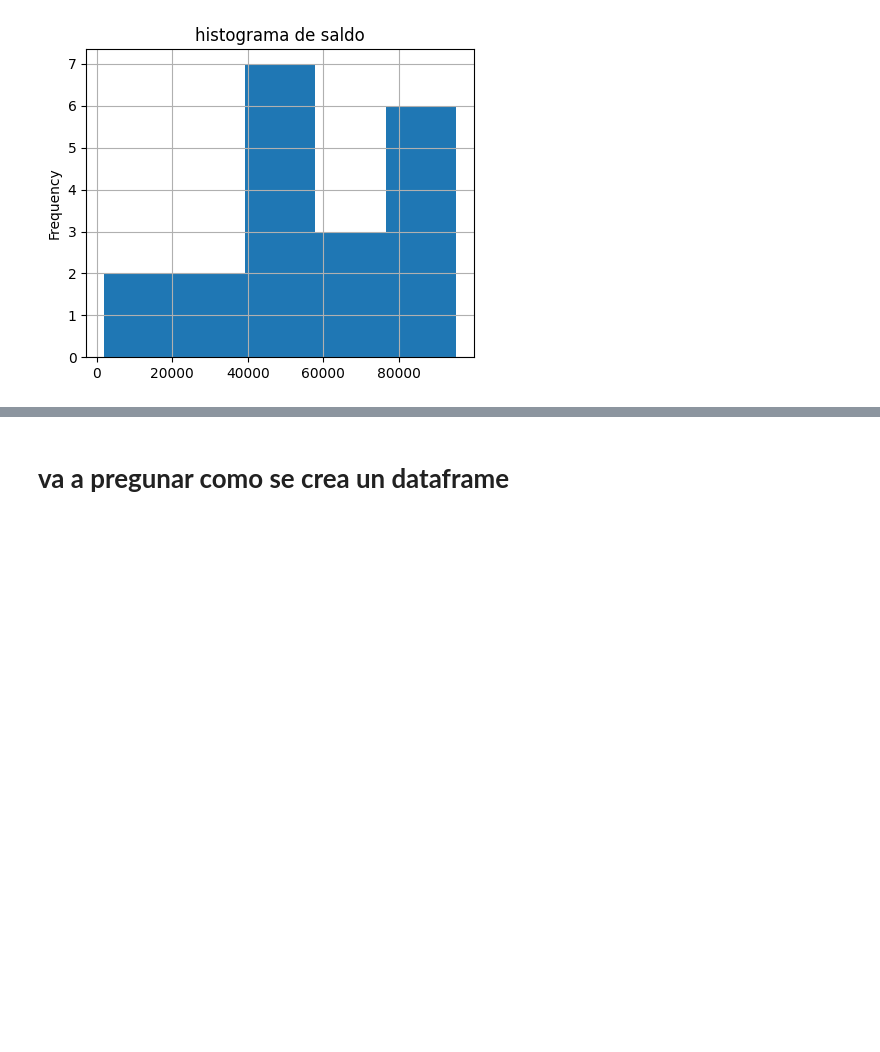
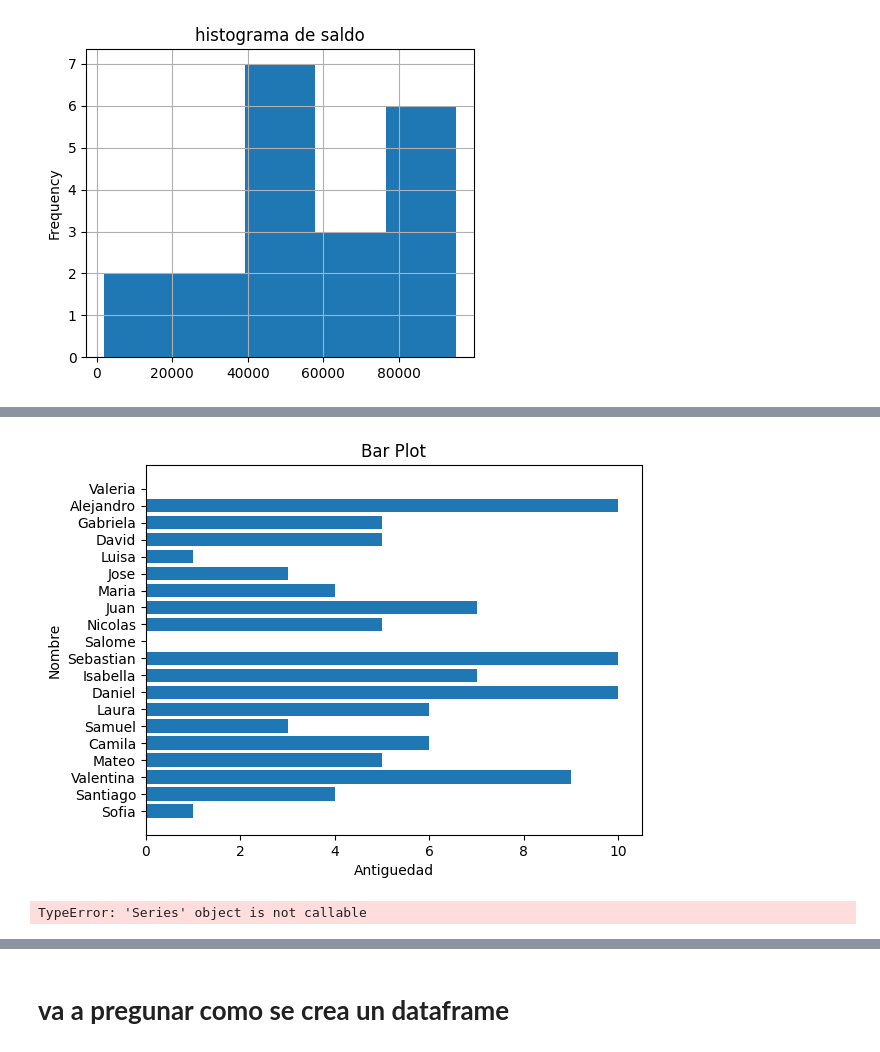
Before and after one commit to maicol017/Curso-Inteligencia-Artificial, a Jupyter notebook: EDA_Apuntes_de_clase.ipynb, the cells around one changed output, grey strips where cells are left out. Cells and saved outputs as stored; diff of their text form; code cells hidden in the pictures; blank space fills up the shorter version.

```diff
--- a/EDA_Apuntes_de_clase.ipynb
+++ b/EDA_Apuntes_de_clase.ipynb
@@ -526,0 +527,35 @@ df.Saldo.iloc[13:18].plot(kind="pie")
+# %%
+import matplotlib.pyplot as plt
+
+# Data
+x = ["A", "B", "C"]
+y = [3, 5, 1]
+
+# Bar plot
+fig, ax = plt.subplots()
+ax.barh(df.Nombre, width = df.Antiguedad)
+ax.set_xlabel("Antiguedad")
+ax.set_ylabel("Nombre")
+ax.set_title("Bar Plot")
+
+# Show the plot
+plt.show()
+# plt.show()
+# %% [output]
+[figure, added]
+# %%
+import numpy as np
+import matplotlib.pyplot as plt
+
+# Seed for reproducibility
+np.random.seed(5)
+
+# Data simulation
+x = (0, 1, 200)
+
+# Plot
+fig, ax = plt.subplots()
+ax.boxplot(x)
+# plt.show()
+# %% [output]
+TypeError: 'Series' object is not callable
```
Also changed, not shown: parts of 4 cells of this notebook.
